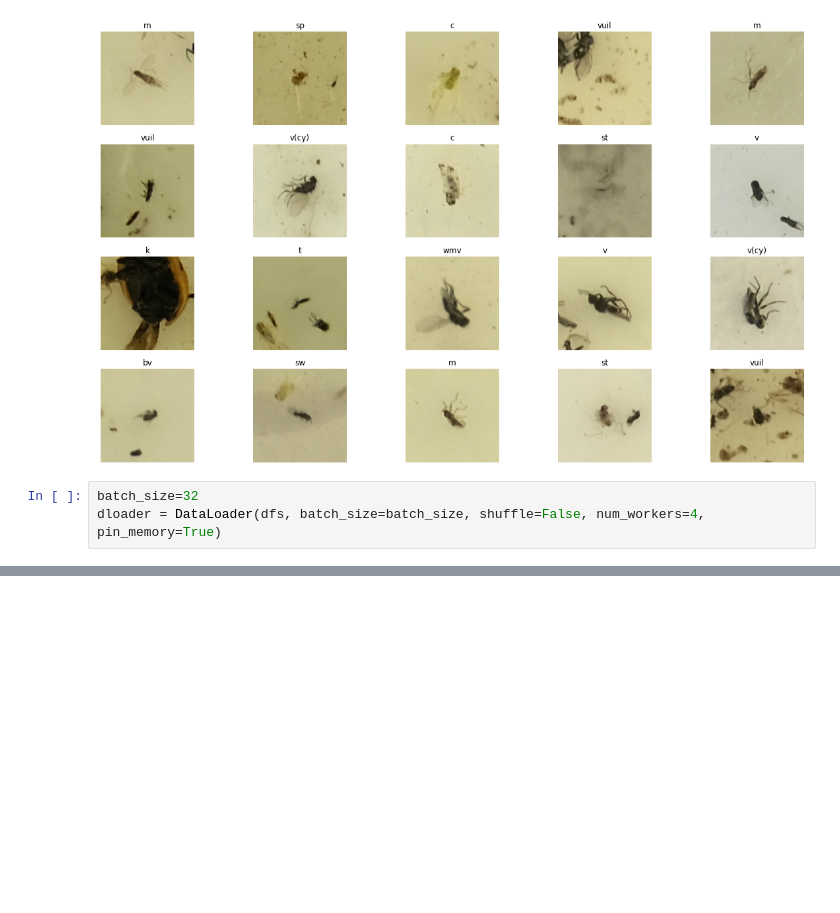
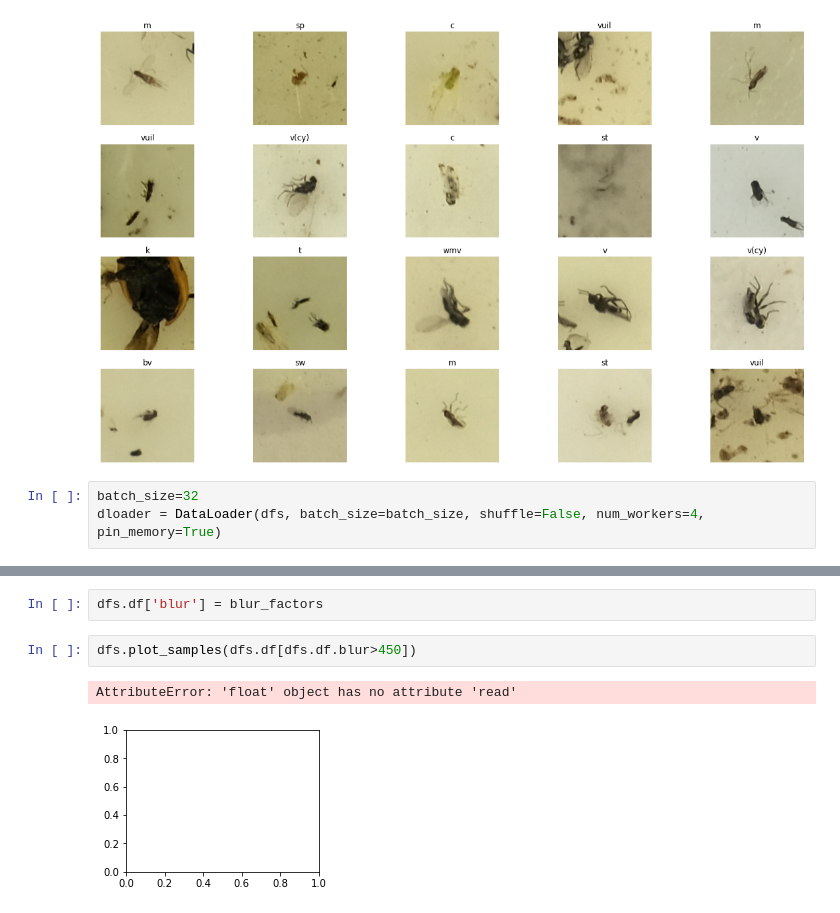
Before and after one commit to kalfasyan/stickybugs-ai, a Jupyter notebook: test.ipynb, the cells around one changed output, grey strips where cells are left out. Saved outputs shown, nothing was run; the diff lists cells and outputs as text; blank space fills up the shorter version.

```diff
--- a/test.ipynb
+++ b/test.ipynb
@@ -54,0 +57,7 @@ imgname
+# %%
+dfs.df['blur'] = blur_factors
+# %%
+dfs.plot_samples(dfs.df[dfs.df.blur>450])
+# %% [output]
+AttributeError: 'float' object has no attribute 'read'
+[figure, added]
```
Also changed, not shown: parts of 10 cells of this notebook, 2 other files.
